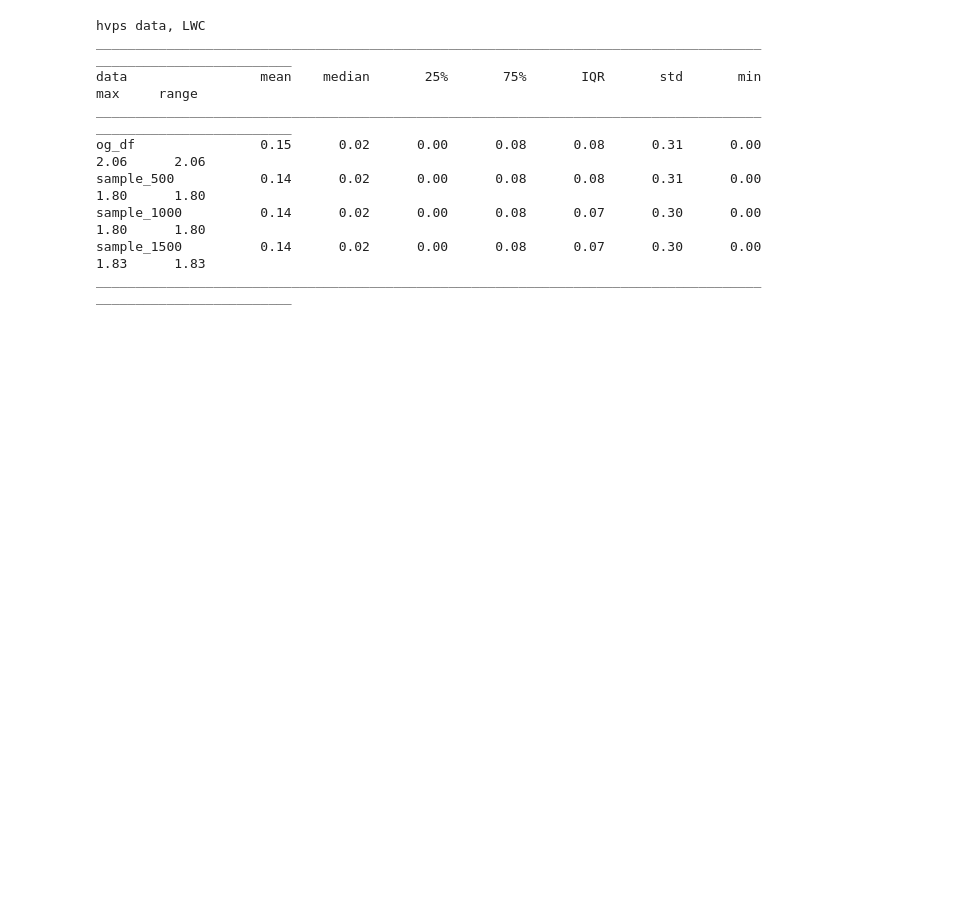
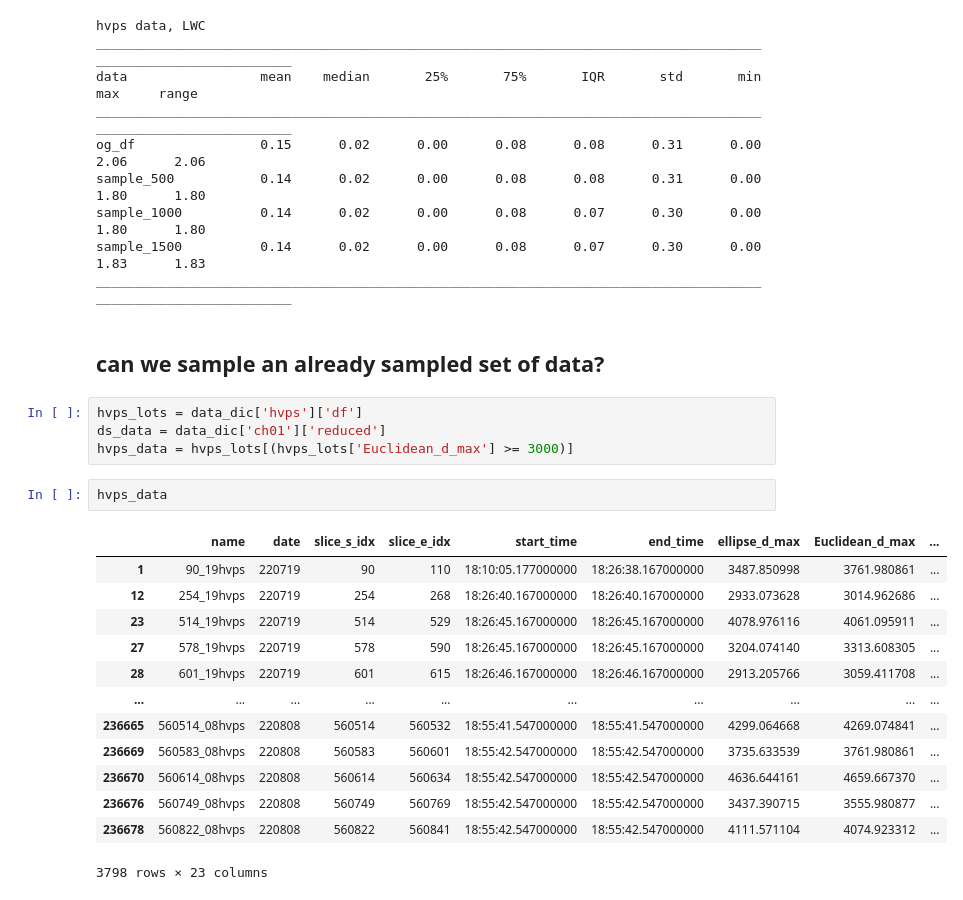
Before and after one commit to ezriri/2DS_code, a Jupyter notebook: random_sampling/doing_random_sample.ipynb, the cells around one changed output. Drawn from its saved outputs; the diff is of its cells as text; blank space fills up the shorter version.

```diff
--- a/random_sampling/doing_random_sample.ipynb
+++ b/random_sampling/doing_random_sample.ipynb
@@ -324,3 +326,25 @@ sample_500           0.14      0.02      0.00      0.08      0.08      0.31
 sample_1000          0.14      0.02      0.00      0.08      0.07      0.30      0.00      1.80      1.80
 sample_1500          0.14      0.02      0.00      0.08      0.07      0.30      0.00      1.83      1.83
 ______________________________________________________________________________________________________________
+# %% [markdown]
+## can we sample an already sampled set of data?
+# %%
+hvps_lots = data_dic['hvps']['df']
+ds_data = data_dic['ch01']['reduced']
+hvps_data = hvps_lots[(hvps_lots['Euclidean_d_max'] >= 3000)]
+# %%
+hvps_data
+# %% [output]
+|  | name | date | slice_s_idx | slice_e_idx | start_time | end_time | ellipse_d_max | Euclidean_d_max | ... |
+| 1 | 90_19hvps | 220719 | 90 | 110 | 18:10:05.177000000 | 18:26:38.167000000 | 3487.850998 | 3761.980861 | ... |
+| 12 | 254_19hvps | 220719 | 254 | 268 | 18:26:40.167000000 | 18:26:40.167000000 | 2933.073628 | 3014.962686 | ... |
+| 23 | 514_19hvps | 220719 | 514 | 529 | 18:26:45.167000000 | 18:26:45.167000000 | 4078.976116 | 4061.095911 | ... |
+| 27 | 578_19hvps | 220719 | 578 | 590 | 18:26:45.167000000 | 18:26:45.167000000 | 3204.074140 | 3313.608305 | ... |
+| 28 | 601_19hvps | 220719 | 601 | 615 | 18:26:46.167000000 | 18:26:46.167000000 | 2913.205766 | 3059.411708 | ... |
+| ... | ... | ... | ... | ... | ... | ... | ... | ... | ... |
+| 236665 | 560514_08hvps | 220808 | 560514 | 560532 | 18:55:41.547000000 | 18:55:41.547000000 | 4299.064668 | 4269.074841 | ... |
+| 236669 | 560583_08hvps | 220808 | 560583 | 560601 | 18:55:42.547000000 | 18:55:42.547000000 | 3735.633539 | 3761.980861 | ... |
+| 236670 | 560614_08hvps | 220808 | 560614 | 560634 | 18:55:42.547000000 | 18:55:42.547000000 | 4636.644161 | 4659.667370 | ... |
+| 236676 | 560749_08hvps | 220808 | 560749 | 560769 | 18:55:42.547000000 | 18:55:42.547000000 | 3437.390715 | 3555.980877 | ... |
+| 236678 | 560822_08hvps | 220808 | 560822 | 560841 | 18:55:42.547000000 | 18:55:42.547000000 | 4111.571104 | 4074.923312 | ... |
+3798 rows × 23 columns
```
Also changed, not shown: parts of 2 cells of this notebook.
